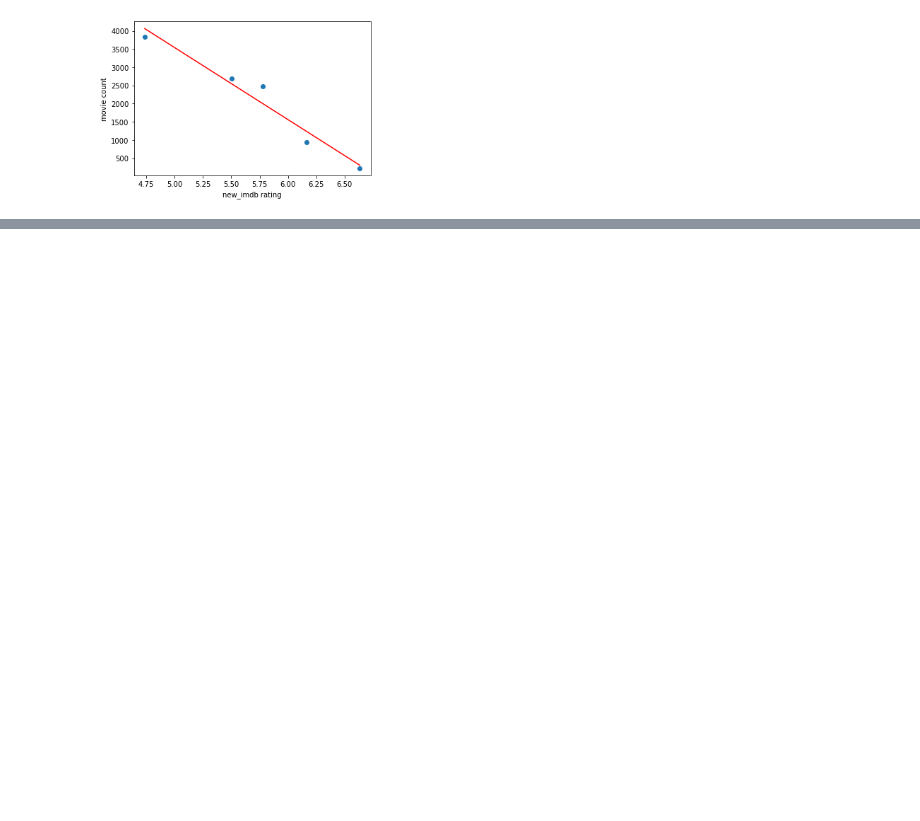
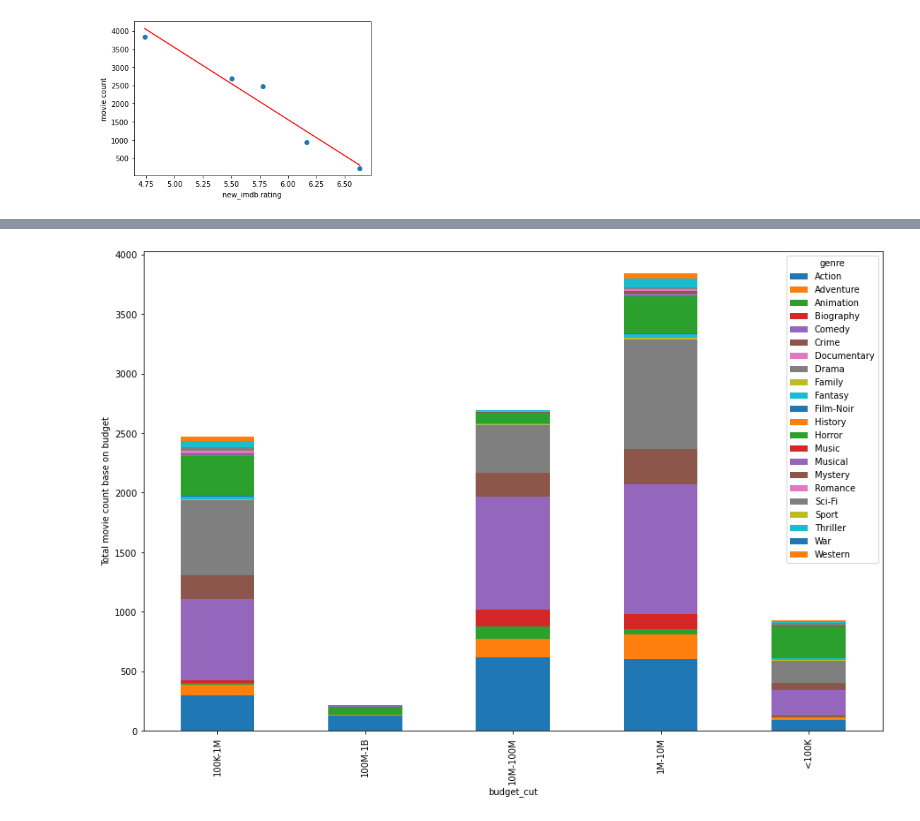
Before and after one commit to MersedehSP/Movie_Makers, a Jupyter notebook: Mersedeh/Matplotlib_Visualizatoin_Movies.ipynb, the cells around one changed output, grey strips where cells are left out. Cells and saved outputs as stored; diff of their text form; code cells hidden in the pictures; blank space fills up the shorter version.

Commit message:
added stacked bars

```diff
--- a/Mersedeh/Matplotlib_Visualizatoin_Movies.ipynb
+++ b/Mersedeh/Matplotlib_Visualizatoin_Movies.ipynb
@@ -152,0 +233,7 @@ plt.show()
+# %%
+budget_bins = [9999,99999,999999,9999999,99999999,999999999]
+budget_range = ["<100K","100K-1M","1M-10M","10M-100M","100M-1B"]
+budget_df2 = movie_df.loc[:,["avg_vote","budget", "original_title", "duration","genre"]].drop_duplicates()
+budget_df2["budget_cut"]=pd.cut(budgets_df["budget"], budget_bins, labels = budget_range)
+
+budget_df2
@@ -152,0 +254,4 @@ plt.show()
+# %%
+test1 = budget_df2.groupby(["genre"])
+test2 = test1["budget_cut"].value_counts()
+test2
@@ -152,0 +272,6 @@ plt.show()
+# %%
+test2.unstack(0).plot.bar(stacked=True, figsize=(15,10))
+plt.ylabel('Total movie count base on budget');
+plt.show()
+# %% [output]
+[figure, added]
```
Also changed, not shown: parts of 18 cells of this notebook.
